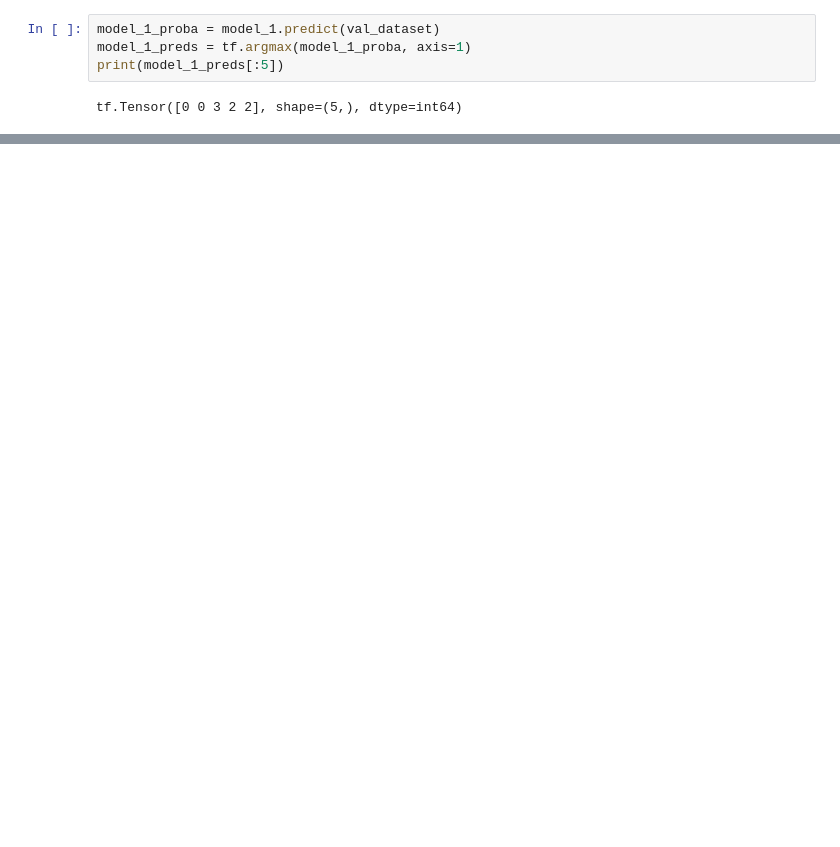
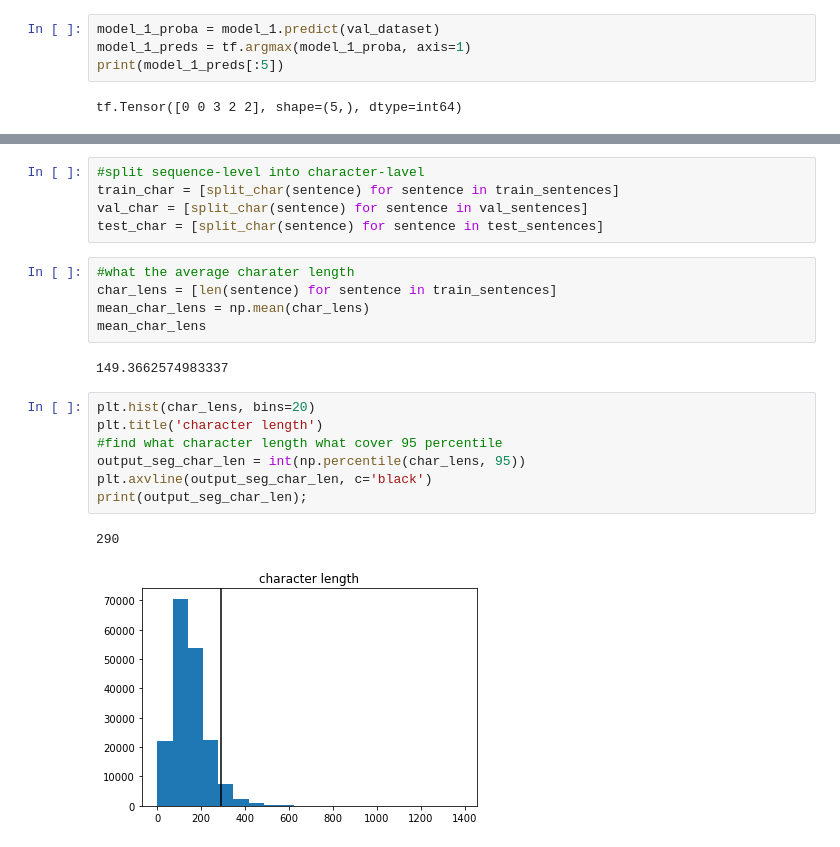
Before and after one commit to NickyAlan/tensorflow22, a Jupyter notebook: NLP/skimlit/nlp-milestone.ipynb, the cells around one changed output, grey strips where cells are left out. Saved outputs shown, nothing was run; the diff lists cells and outputs as text; blank space fills up the shorter version.

```diff
--- a/NLP/skimlit/nlp-milestone.ipynb
+++ b/NLP/skimlit/nlp-milestone.ipynb
@@ -403,0 +450,22 @@ model_1_result
+# %%
+#split sequence-level into character-lavel
+train_char = [split_char(sentence) for sentence in train_sentences]
+val_char = [split_char(sentence) for sentence in val_sentences]
+test_char = [split_char(sentence) for sentence in test_sentences]
+# %%
+#what the average charater length
+char_lens = [len(sentence) for sentence in train_sentences]
+mean_char_lens = np.mean(char_lens)
+mean_char_lens
+# %% [output]
+149.3662574983337
+# %%
+plt.hist(char_lens, bins=20)
+plt.title('character length')
+#find what character length what cover 95 percentile
+output_seg_char_len = int(np.percentile(char_lens, 95))
+plt.axvline(output_seg_char_len, c='black')
+print(output_seg_char_len);
+# %% [output]
+290
+[figure, added]
```
Also changed, not shown: parts of 58 cells of this notebook.
